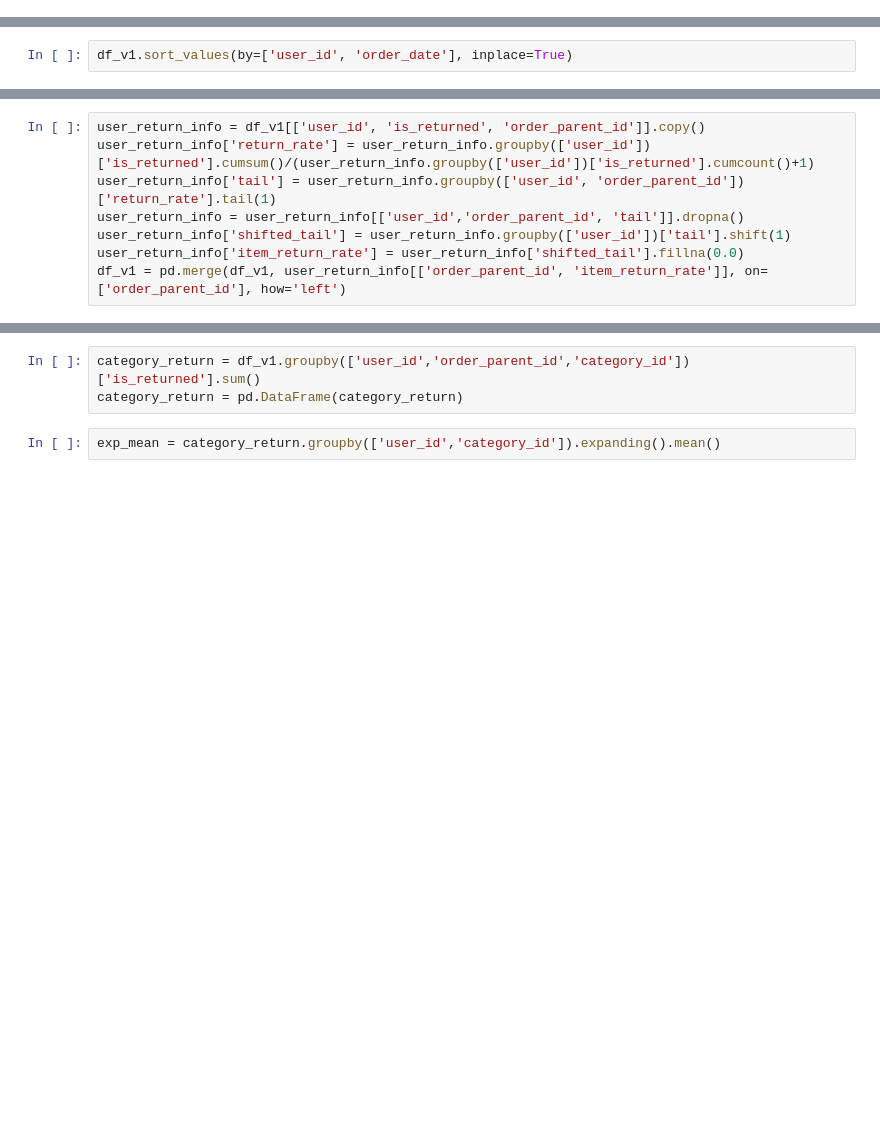
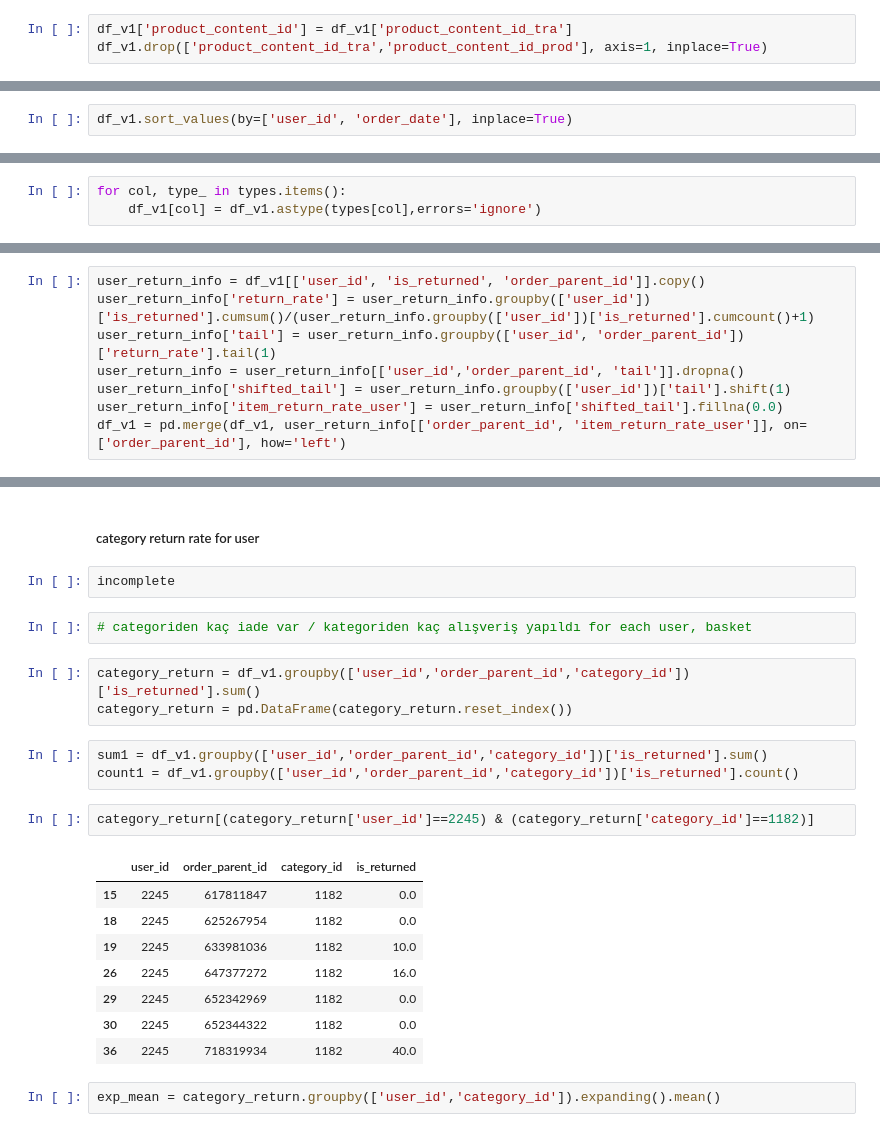
Before and after one commit to ihkaraman/trendyol_datathon_21, a Jupyter notebook: read_preparation.ipynb, the cells around one changed output, grey strips where cells are left out. Cells and saved outputs as stored; diff of their text form; blank space fills up the shorter version.

```diff
--- a/read_preparation.ipynb
+++ b/read_preparation.ipynb
@@ -152,6 +152,9 @@ Index(['order_date', 'user_id', 'is_elite_user', 'supplier_id',
        'gender', 'returnRate', 'returnRate_def', 'total_claim',
        'unresolvedclaim_percentage', 'unresolved_percentage'],
       dtype='object')
+# %%
+df_v1['product_content_id'] = df_v1['product_content_id_tra']
+df_v1.drop(['product_content_id_tra','product_content_id_prod'], axis=1, inplace=True)
 # %%
 df_v1.head()
 # %% [output]
@@ -372,0 +442,3 @@ order_returns['shifted_return_rate'] = order_returns.groupby(['user_id'])['retur
+# %%
+for col, type_ in types.items():
+    df_v1[col] = df_v1.astype(types[col],errors='ignore')
@@ -382,5 +465,5 @@ user_return_info['return_rate'] = user_return_info.groupby(['user_id'])['is_retu
 user_return_info['tail'] = user_return_info.groupby(['user_id', 'order_parent_id'])['return_rate'].tail(1)
 user_return_info = user_return_info[['user_id','order_parent_id', 'tail']].dropna()
 user_return_info['shifted_tail'] = user_return_info.groupby(['user_id'])['tail'].shift(1)
-user_return_info['item_return_rate'] = user_return_info['shifted_tail'].fillna(0.0)
-df_v1 = pd.merge(df_v1, user_return_info[['order_parent_id', 'item_return_rate']], on=['order_parent_id'], how='left')
+user_return_info['item_return_rate_user'] = user_return_info['shifted_tail'].fillna(0.0)
+df_v1 = pd.merge(df_v1, user_return_info[['order_parent_id', 'item_return_rate_user']], on=['order_parent_id'], how='left')
@@ -391,6 +473,26 @@ here
+# %% [markdown]
+##### category return rate for user
+# %%
+incomplete
+# %%
+# categoriden kaç iade var / kategoriden kaç alışveriş yapıldı for each user, basket
 # %%
 category_return = df_v1.groupby(['user_id','order_parent_id','category_id'])['is_returned'].sum()
-category_return = pd.DataFrame(category_return)
+category_return = pd.DataFrame(category_return.reset_index())
+# %%
+sum1 = df_v1.groupby(['user_id','order_parent_id','category_id'])['is_returned'].sum()
+count1 = df_v1.groupby(['user_id','order_parent_id','category_id'])['is_returned'].count()
+# %%
+category_return[(category_return['user_id']==2245) & (category_return['category_id']==1182)]
+# %% [output]
+|  | user_id | order_parent_id | category_id | is_returned |
+| 15 | 2245 | 617811847 | 1182 | 0.0 |
+| 18 | 2245 | 625267954 | 1182 | 0.0 |
+| 19 | 2245 | 633981036 | 1182 | 10.0 |
+| 26 | 2245 | 647377272 | 1182 | 16.0 |
+| 29 | 2245 | 652342969 | 1182 | 0.0 |
+| 30 | 2245 | 652344322 | 1182 | 0.0 |
+| 36 | 2245 | 718319934 | 1182 | 40.0 |
 # %%
 exp_mean = category_return.groupby(['user_id','category_id']).expanding().mean()
 # %%
```
Also changed, not shown: parts of 54 cells of this notebook, 2 other files.
